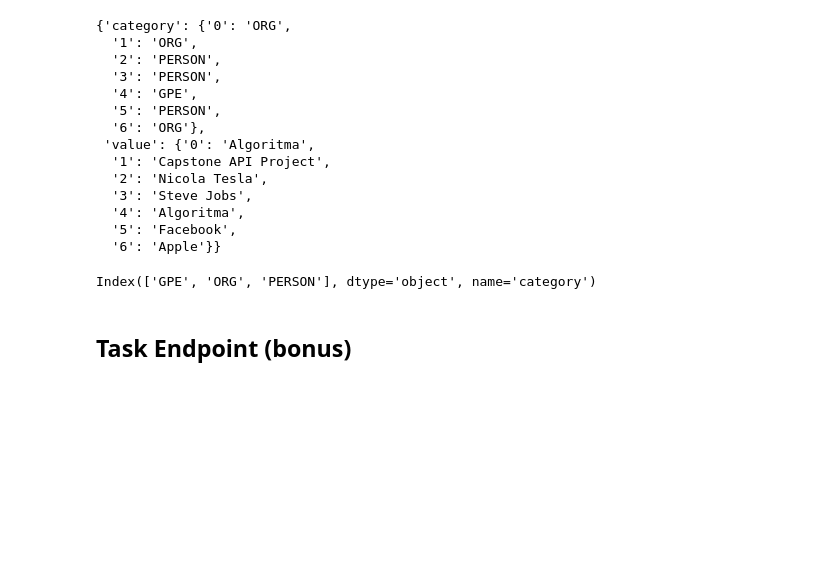
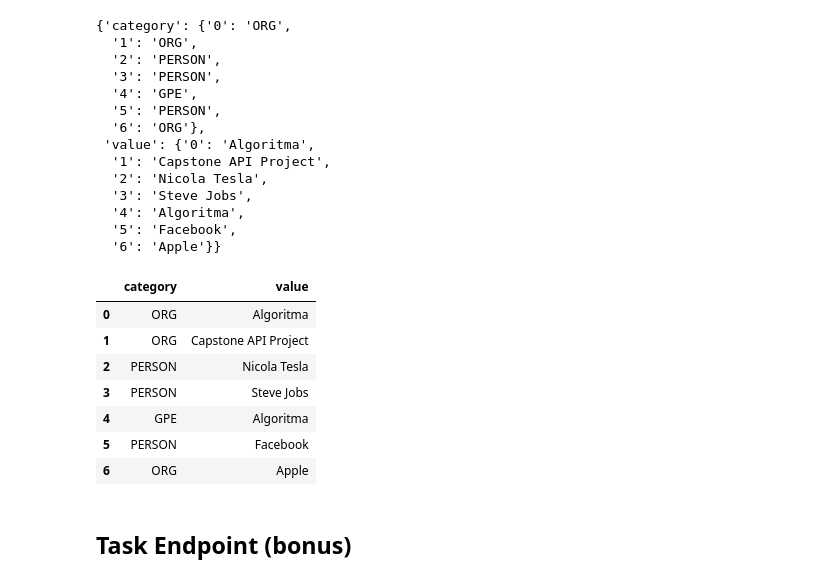
Before and after one commit to palver7/algocapstone1_ner_flask, a Jupyter notebook: Capstone Guideline.ipynb, the cells around one changed output. Drawn from its saved outputs; the diff is of its cells as text; code cells hidden in the pictures; blank space fills up the shorter version.

```diff
--- a/Capstone Guideline.ipynb
+++ b/Capstone Guideline.ipynb
@@ -429,10 +416,16 @@ response.json()
   '6': 'Apple'}}
 # %%
 testdf = pd.DataFrame(response.json())
+testdf
+# %% [output]
+|  | category | value |
+| 0 | ORG | Algoritma |
+| 1 | ORG | Capstone API Project |
+| 2 | PERSON | Nicola Tesla |
+| 3 | PERSON | Steve Jobs |
+| 4 | GPE | Algoritma |
+| 5 | PERSON | Facebook |
+| 6 | ORG | Apple |
-# %%
-testdf.pivot(columns='category',values='value').columns
-# %% [output]
-Index(['GPE', 'ORG', 'PERSON'], dtype='object', name='category')
 # %% [markdown]
 ## Task Endpoint (bonus)
 # %% [markdown]
```
Also changed, not shown: parts of 4 cells of this notebook.
